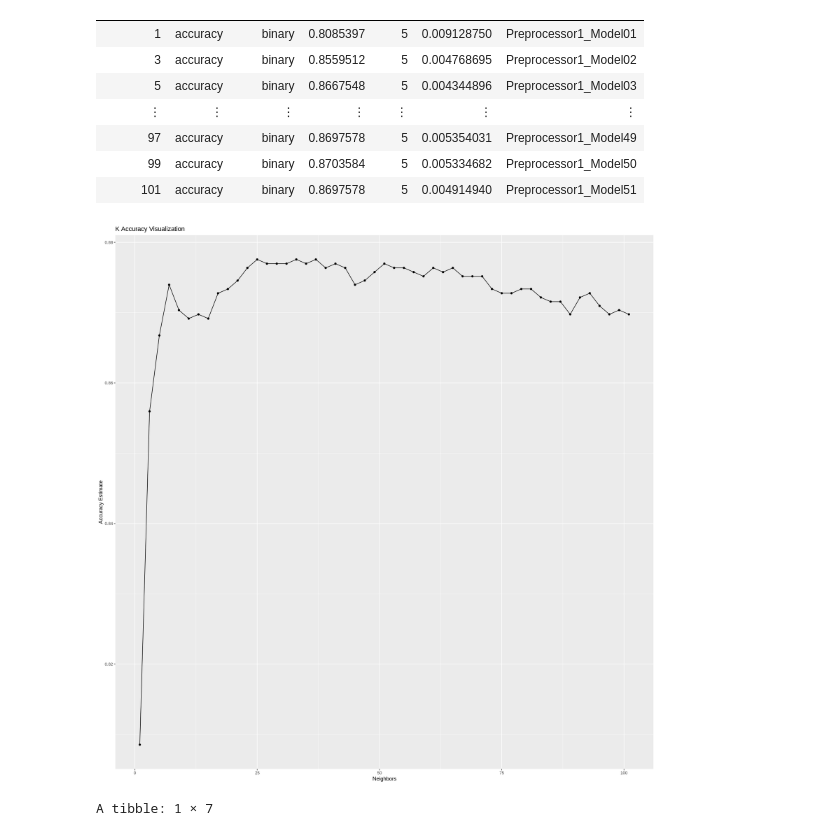
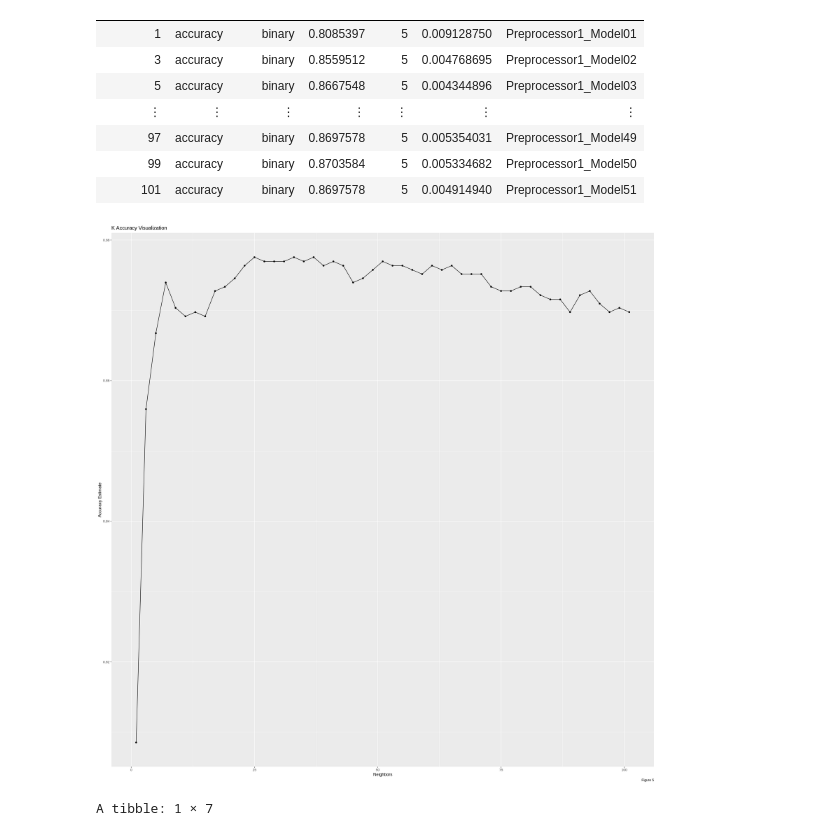
Before and after one commit to FarrelRamdhani/DSCI-100-Team-Project, a Jupyter notebook: project_report.ipynb, the cells around one changed output. Saved outputs shown, nothing was run; the diff lists cells and outputs as text; code cells hidden in the pictures.

```diff
--- a/project_report.ipynb
+++ b/project_report.ipynb
@@ -402,15 +385,15 @@ A tibble: 51 × 7
 # %%
 # Accuracy Visualization
 accuracy_versus_k <- ggplot(accuracies, aes(x = neighbors, y = mean))+
       geom_point() +
       geom_line() +
-      labs(x = "Neighbors", y = "Accuracy Estimate", title="K Accuracy Visualization")
+      labs(x = "Neighbors", y = "Accuracy Estimate", title="K Accuracy Visualization", caption = "Figure 5")
       #scale_x_continuous(breaks = seq(0, 101, by = 1))  # adjusting the x-axis
       #scale_y_continuous(limits = c(0, 1.0)) # adjusting the y-axis
 
 accuracy_versus_k
 # %% [output]
-[figure, old version]
+[figure, new version]
 # %%
 # Best K
 best_k_row <- accuracies |>
```
Also changed, not shown: parts of 6 cells of this notebook.
